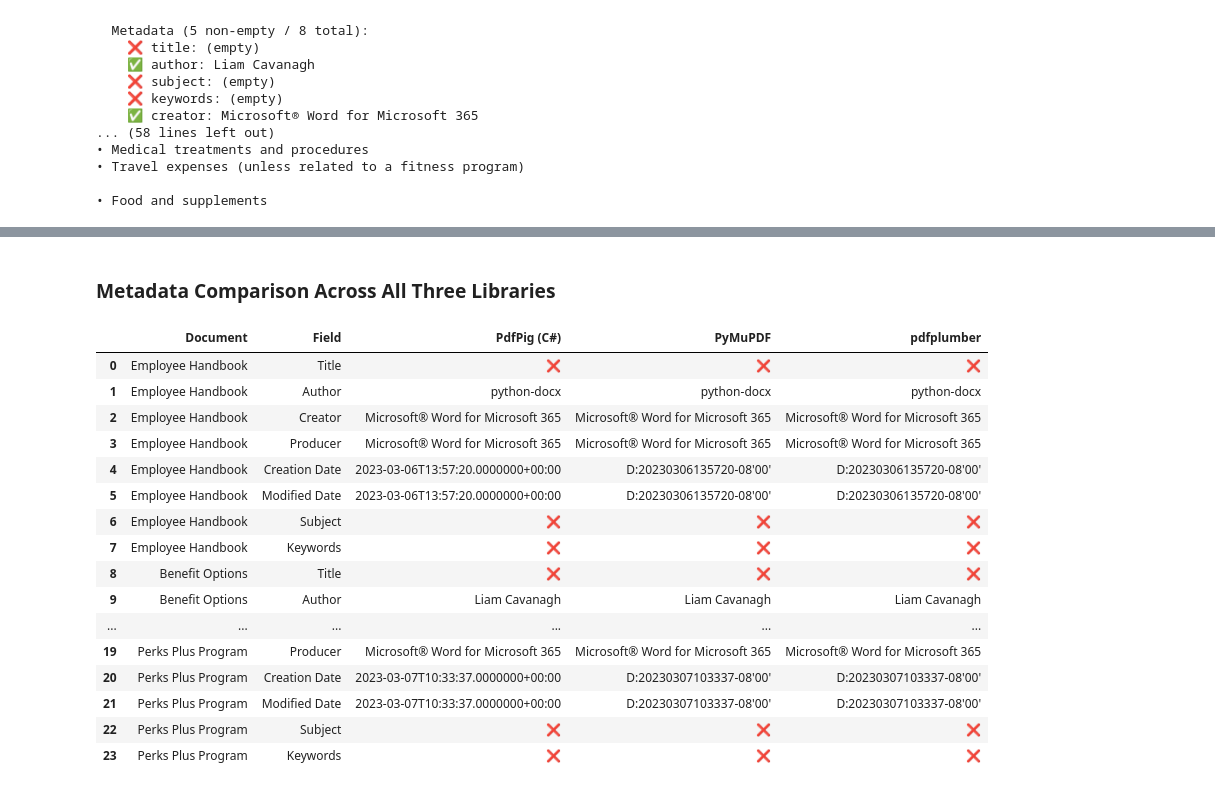
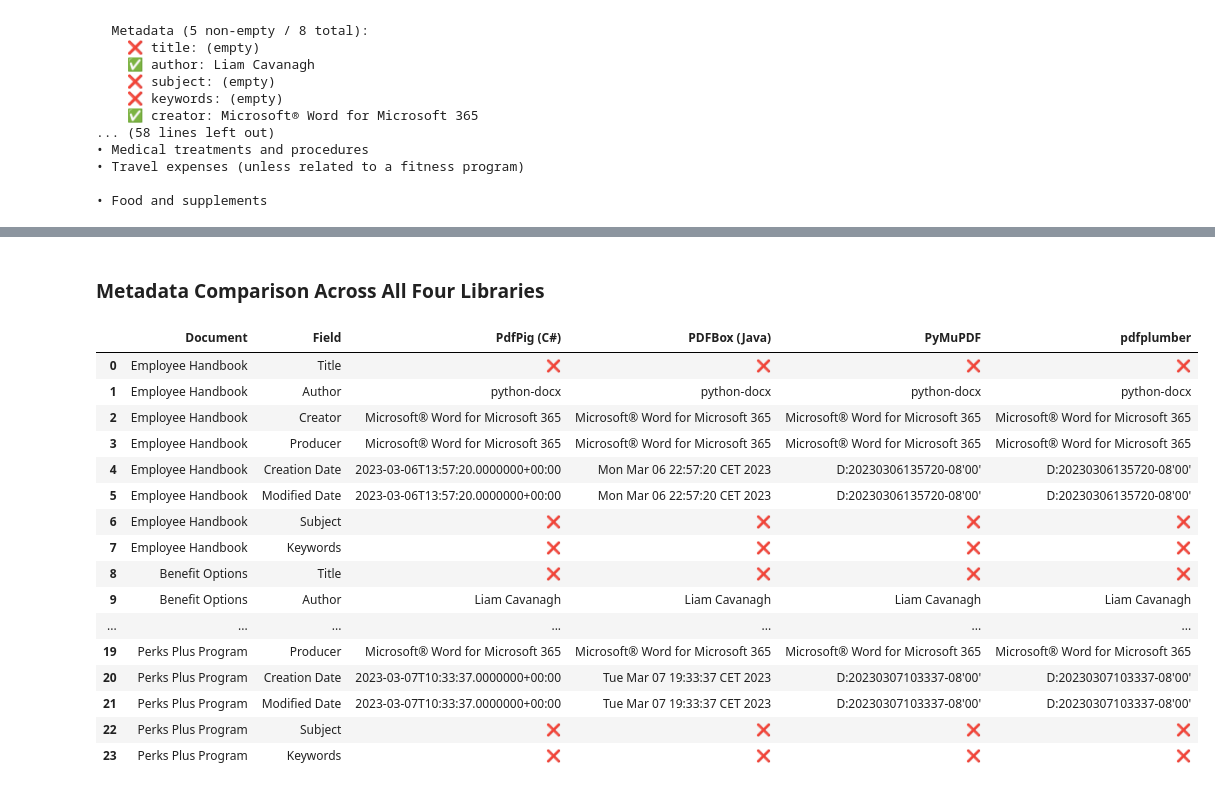
Before and after one commit to Ellerbach/azure-ai-search-simulator, a Jupyter notebook: samples/PdfExtractionNotebook/pdf_extraction_test.ipynb, the cells around one changed output, grey strips where cells are left out. Saved outputs shown, nothing was run; the diff lists cells and outputs as text; code cells hidden in the pictures.

Commit message:
adding PDFBox

```diff
--- a/samples/PdfExtractionNotebook/pdf_extraction_test.ipynb
+++ b/samples/PdfExtractionNotebook/pdf_extraction_test.ipynb
@@ -688,62 +966,64 @@ display(df_3way)
 # %%
-# Three-way metadata comparison
-meta_3way = []
+# Four-way metadata comparison
+meta_4way = []
 
 for doc_id in downloaded:
     title = SAMPLE_PDFS[doc_id]["title"]
     mu = results_pymupdf.get(doc_id, {}).get("metadata", {})
     pb = results_pdfplumber.get(doc_id, {}).get("metadata", {})
+    bx = results_pdfbox.get(doc_id, {}).get("metadata", {})
 
     pig_result = results_pdfpig.get(doc_id, {})
     pig_crackers = [c for c in pig_result.get("crackers", []) if c.get("success")]
     pig = pig_crackers[0] if pig_crackers else {}
     pig_meta = pig.get("metadata", {})
 
-    for field_name, pig_key, mu_key, pb_key in [
-        ("Title", "title", "title", "title"),
-        ("Author", "author", "author", "author"),
-        ("Creator", "creator", "creator", "creator"),
-        ("Producer", "producer", "producer", "producer"),
-        ("Creation Date", "createdDate", "creation_date", "creation_date"),
-        ("Modified Date", "modifiedDate", "mod_date", "mod_date"),
-        ("Subject", "subject", "subject", "subject"),
-        ("Keywords", "keywords", "keywords", "keywords"),
+    for field_name, pig_key, bx_key, mu_key, pb_key in [
+        ("Title", "title", "title", "title", "title"),
+        ("Author", "author", "author", "author", "author"),
+        ("Creator", "creator", "creator", "creator", "creator"),
+        ("Producer", "producer", "producer", "producer", "producer"),
+        ("Creation Date", "createdDate", "creation_date", "creation_date", "creation_date"),
+        ("Modified Date", "modifiedDate", "mod_date", "mod_date", "mod_date"),
+        ("Subject", "subject", "subject", "subject", "subject"),
+        ("Keywords", "keywords", "keywords", "keywords", "keywords"),
     ]:
-        # PdfPig: some fields are top-level, some in metadata
         pig_val = pig.get(pig_key, "") or pig_meta.get(pig_key, "") or ""
+        bx_val = bx.get(bx_key, "") or ""
         mu_val = mu.get(mu_key, "") or ""
         pb_val = pb.get(pb_key, "") or ""
 
-        meta_3way.append({
+        meta_4way.append({
             "Document": title,
             "Field": field_name,
             "PdfPig (C#)": str(pig_val) if pig_val else "❌",
+            "PDFBox (Java)": str(bx_val) if bx_val else "❌",
             "PyMuPDF": str(mu_val) if mu_val else "❌",
             "pdfplumber": str(pb_val) if pb_val else "❌",
         })
 
-df_meta_3way = pd.DataFrame(meta_3way)
-display(Markdown("### Metadata Comparison Across All Three Libraries"))
-display(df_meta_3way)
+df_meta_4way = pd.DataFrame(meta_4way)
+display(Markdown("### Metadata Comparison Across All Four Libraries"))
+display(df_meta_4way)
 # %% [output]
-### Metadata Comparison Across All Three Libraries
+### Metadata Comparison Across All Four Libraries
-|  | Document | Field | PdfPig (C#) | PyMuPDF | pdfplumber |
-| 0 | Employee Handbook | Title | ❌ | ❌ | ❌ |
-| 1 | Employee Handbook | Author | python-docx | python-docx | python-docx |
-| 2 | Employee Handbook | Creator | Microsoft® Word for Microsoft 365 | Microsoft® Word for Microsoft 365 | Microsoft® Word for Microsoft 365 |
-| 3 | Employee Handbook | Producer | Microsoft® Word for Microsoft 365 | Microsoft® Word for Microsoft 365 | Microsoft® Word for Microsoft 365 |
-| 4 | Employee Handbook | Creation Date | 2023-03-06T13:57:20.0000000+00:00 | D:20230306135720-08'00' | D:20230306135720-08'00' |
-| 5 | Employee Handbook | Modified Date | 2023-03-06T13:57:20.0000000+00:00 | D:20230306135720-08'00' | D:20230306135720-08'00' |
-| 6 | Employee Handbook | Subject | ❌ | ❌ | ❌ |
-| 7 | Employee Handbook | Keywords | ❌ | ❌ | ❌ |
-| 8 | Benefit Options | Title | ❌ | ❌ | ❌ |
-| 9 | Benefit Options | Author | Liam Cavanagh | Liam Cavanagh | Liam Cavanagh |
-| ... | ... | ... | ... | ... | ... |
-| 19 | Perks Plus Program | Producer | Microsoft® Word for Microsoft 365 | Microsoft® Word for Microsoft 365 | Microsoft® Word for Microsoft 365 |
-| 20 | Perks Plus Program | Creation Date | 2023-03-07T10:33:37.0000000+00:00 | D:20230307103337-08'00' | D:20230307103337-08'00' |
-| 21 | Perks Plus Program | Modified Date | 2023-03-07T10:33:37.0000000+00:00 | D:20230307103337-08'00' | D:20230307103337-08'00' |
-| 22 | Perks Plus Program | Subject | ❌ | ❌ | ❌ |
-| 23 | Perks Plus Program | Keywords | ❌ | ❌ | ❌ |
+|  | Document | Field | PdfPig (C#) | PDFBox (Java) | PyMuPDF | pdfplumber |
+| 0 | Employee Handbook | Title | ❌ | ❌ | ❌ | ❌ |
+| 1 | Employee Handbook | Author | python-docx | python-docx | python-docx | python-docx |
+| 2 | Employee Handbook | Creator | Microsoft® Word for Microsoft 365 | Microsoft® Word for Microsoft 365 | Microsoft® Word for Microsoft 365 | Microsoft® Word for Microsoft 365 |
+| 3 | Employee Handbook | Producer | Microsoft® Word for Microsoft 365 | Microsoft® Word for Microsoft 365 | Microsoft® Word for Microsoft 365 | Microsoft® Word for Microsoft 365 |
+| 4 | Employee Handbook | Creation Date | 2023-03-06T13:57:20.0000000+00:00 | Mon Mar 06 22:57:20 CET 2023 | D:20230306135720-08'00' | D:20230306135720-08'00' |
+| 5 | Employee Handbook | Modified Date | 2023-03-06T13:57:20.0000000+00:00 | Mon Mar 06 22:57:20 CET 2023 | D:20230306135720-08'00' | D:20230306135720-08'00' |
+| 6 | Employee Handbook | Subject | ❌ | ❌ | ❌ | ❌ |
+| 7 | Employee Handbook | Keywords | ❌ | ❌ | ❌ | ❌ |
+| 8 | Benefit Options | Title | ❌ | ❌ | ❌ | ❌ |
+| 9 | Benefit Options | Author | Liam Cavanagh | Liam Cavanagh | Liam Cavanagh | Liam Cavanagh |
+| ... | ... | ... | ... | ... | ... | ... |
+| 19 | Perks Plus Program | Producer | Microsoft® Word for Microsoft 365 | Microsoft® Word for Microsoft 365 | Microsoft® Word for Microsoft 365 | Microsoft® Word for Microsoft 365 |
+| 20 | Perks Plus Program | Creation Date | 2023-03-07T10:33:37.0000000+00:00 | Tue Mar 07 19:33:37 CET 2023 | D:20230307103337-08'00' | D:20230307103337-08'00' |
+| 21 | Perks Plus Program | Modified Date | 2023-03-07T10:33:37.0000000+00:00 | Tue Mar 07 19:33:37 CET 2023 | D:20230307103337-08'00' | D:20230307103337-08'00' |
+| 22 | Perks Plus Program | Subject | ❌ | ❌ | ❌ | ❌ |
+| 23 | Perks Plus Program | Keywords | ❌ | ❌ | ❌ | ❌ |
 # %%
 # Content text comparison — show first 500 chars from each library
 COMPARE_CHARS = 500
```
Also changed, not shown: parts of 10 cells of this notebook, 1 other file.
